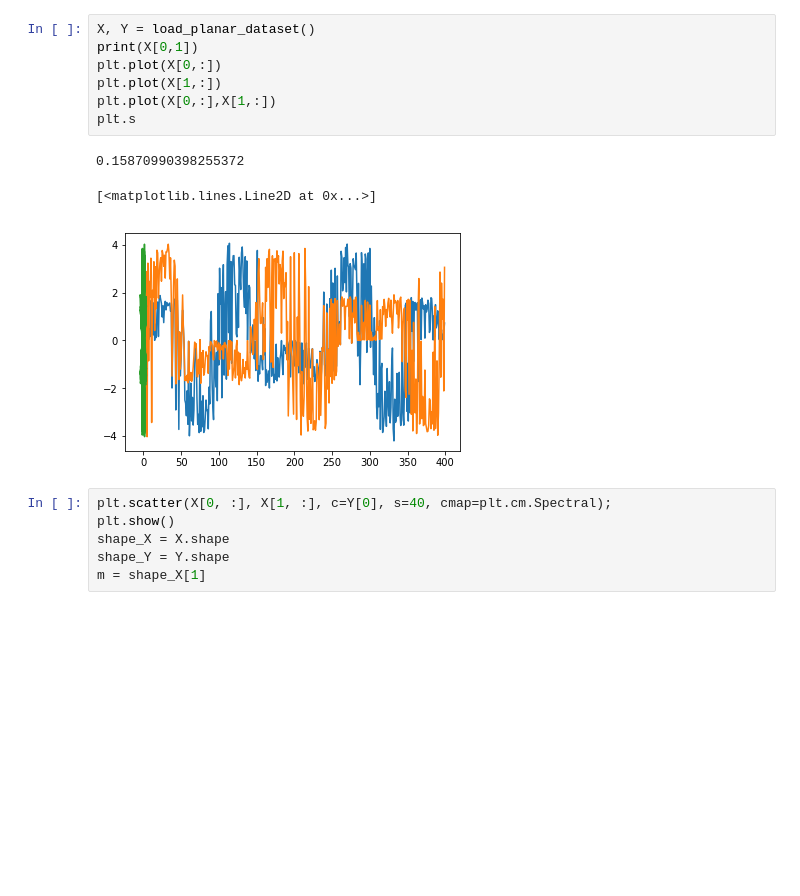
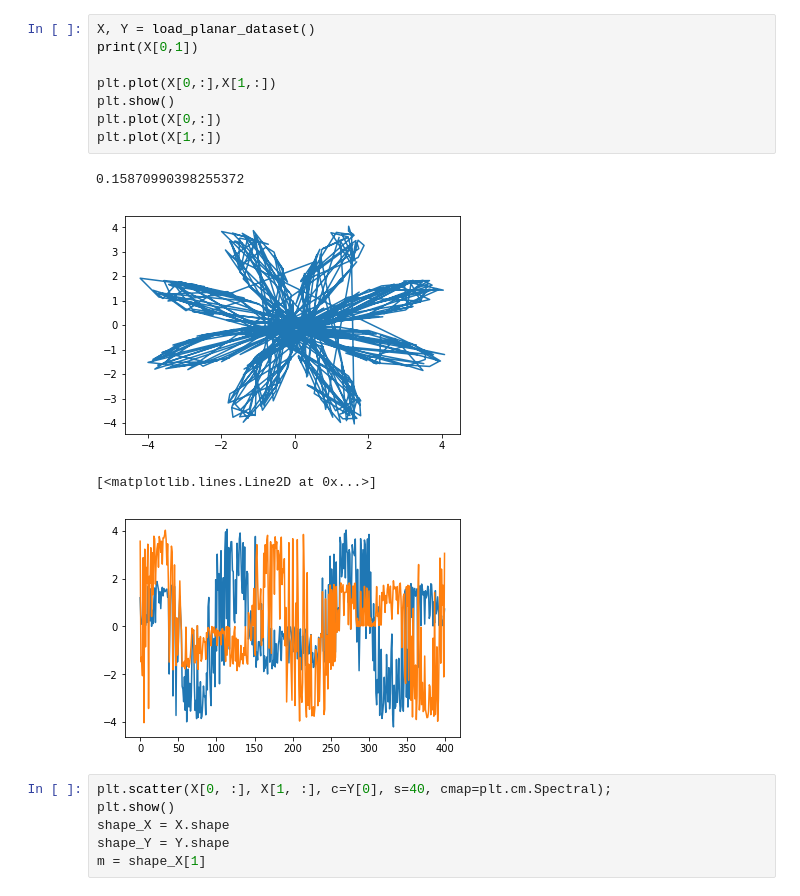
Before and after one commit to haroldapaza/RedesN_flor, a Jupyter notebook: florRedesNeuronales.ipynb, the cells around one changed output. Drawn from its saved outputs; the diff is of its cells as text; blank space fills up the shorter version.

```diff
--- a/florRedesNeuronales.ipynb
+++ b/florRedesNeuronales.ipynb
@@ -11,14 +11,16 @@ SyntaxError: invalid syntax (<ipython-input-127-6a2cf364c00a>, line 3)
 # %%
 X, Y = load_planar_dataset()
 print(X[0,1])
+
+plt.plot(X[0,:],X[1,:])
+plt.show()
 plt.plot(X[0,:])
 plt.plot(X[1,:])
-plt.plot(X[0,:],X[1,:])
-plt.s
 # %% [output]
 0.15870990398255372
+[figure, new version]
 [<matplotlib.lines.Line2D at 0x...>]
-[figure, old version]
+[figure, added]
 # %%
 plt.scatter(X[0, :], X[1, :], c=Y[0], s=40, cmap=plt.cm.Spectral);
 plt.show()
```
Also changed, not shown: parts of 8 cells of this notebook, 2 other files.
